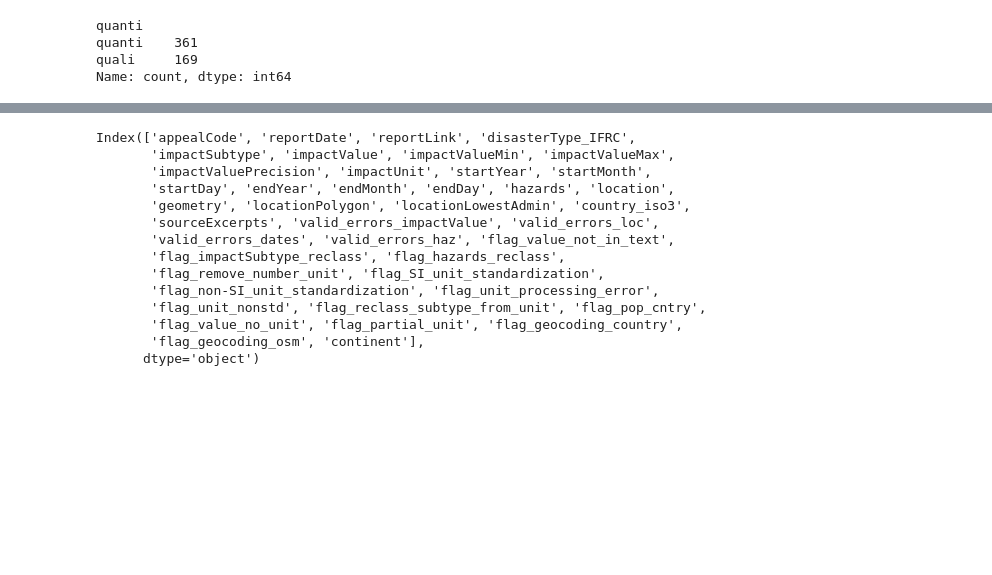
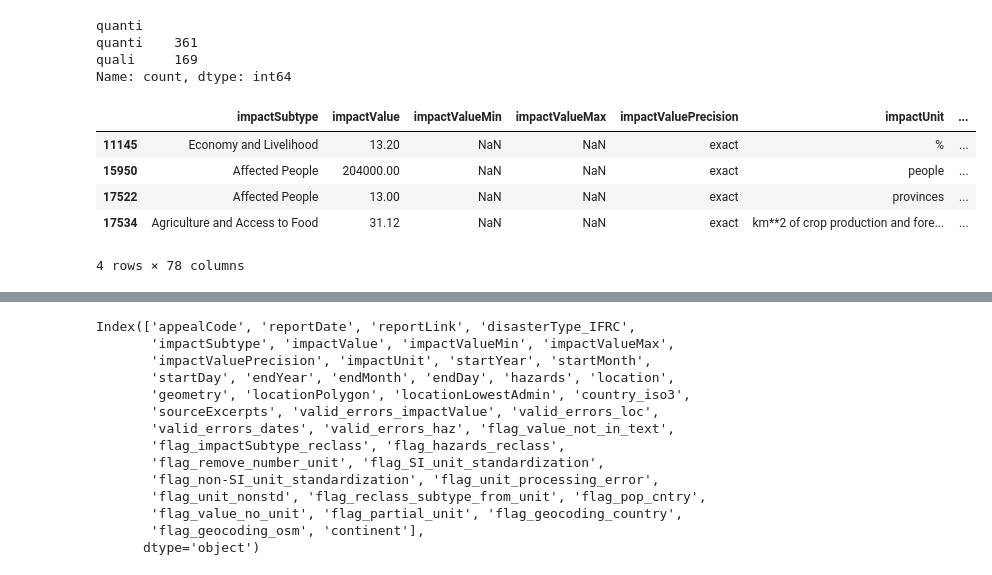
Before and after one commit to luseverin/ROUGE_database, a Jupyter notebook: analysis/inspect_flags.ipynb, the cells around one changed output, grey strips where cells are left out. Cells and saved outputs as stored; diff of their text form; code cells hidden in the pictures; blank space fills up the shorter version.

```diff
--- a/analysis/inspect_flags.ipynb
+++ b/analysis/inspect_flags.ipynb
@@ -29,3 +29,13 @@ quanti
 quanti    361
 quali     169
 Name: count, dtype: int64
+# %%
+mask = extracted_df.apply(lambda x: any([haz for haz in x.hazards if haz in ["Unknown"]]), axis=1)
+pd.DataFrame(extracted_df[mask])
+# %% [output]
+|  | impactSubtype | impactValue | impactValueMin | impactValueMax | impactValuePrecision | impactUnit | ... |
+| 11145 | Economy and Livelihood | 13.20 | NaN | NaN | exact | % | ... |
+| 15950 | Affected People | 204000.00 | NaN | NaN | exact | people | ... |
+| 17522 | Affected People | 13.00 | NaN | NaN | exact | provinces | ... |
+| 17534 | Agriculture and Access to Food | 31.12 | NaN | NaN | exact | km**2 of crop production and fore... | ... |
+4 rows × 78 columns
```
Also changed, not shown: parts of 13 cells of this notebook, 3 other files.
